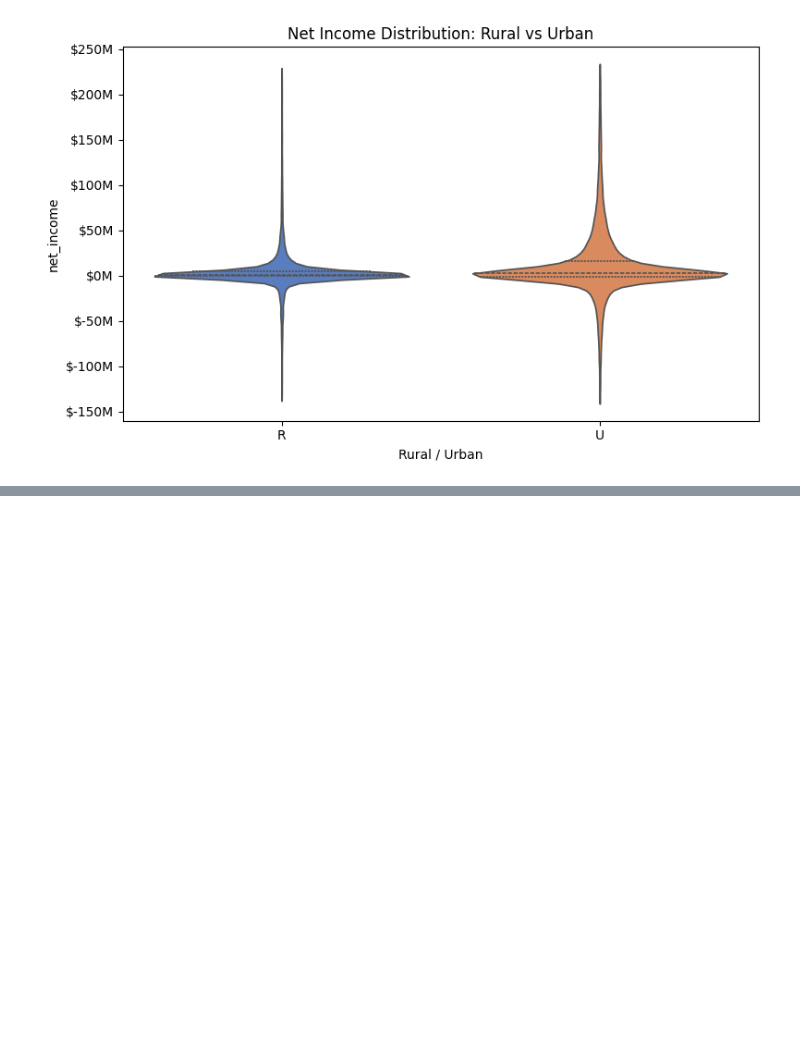
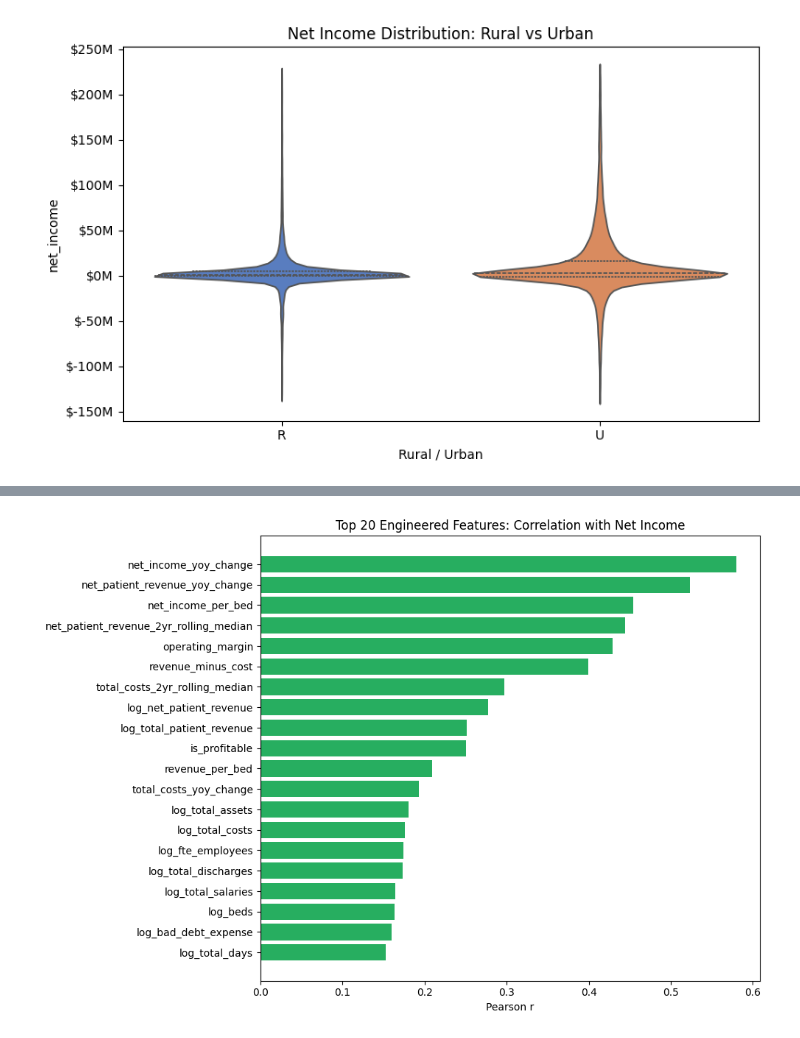
Before and after one commit to austinmallie/ADS599_Capstone, a Jupyter notebook: EDA/Hospital_Cost_Report_EDA.ipynb, the cells around one changed output, grey strips where cells are left out. Saved outputs shown, nothing was run; the diff lists cells and outputs as text; code cells hidden in the pictures; blank space fills up the shorter version.

```diff
--- a/EDA/Hospital_Cost_Report_EDA.ipynb
+++ b/EDA/Hospital_Cost_Report_EDA.ipynb
@@ -517,0 +741,14 @@ if 'rural_urban' in df.columns and 'net_income' in df.columns:
+# %%
+if 'beds' in fe.columns:
+    fe['bed_tier'] = pd.qcut(
+        fe['beds'].clip(lower=0), q=5,
+        labels=['Micro','Small','Medium','Large','Major'],
+        duplicates='drop')
+    print("Bed tier distribution:")
+    print(fe['bed_tier'].value_counts().sort_index().to_string())
+
+if 'net_patient_revenue' in fe.columns:
+    fe['revenue_tier'] = pd.qcut(
+        fe['net_patient_revenue'].clip(lower=0), q=4,
+        labels=['Q1_Low','Q2_Mid-Low','Q3_Mid-High','Q4_High'],
+        duplicates='drop')
@@ -517,0 +765,9 @@ if 'rural_urban' in df.columns and 'net_income' in df.columns:
+# %%
+orig_cols = set(df.columns)
+new_feats = [c for c in fe.columns if c not in orig_cols]
+
+print(f" Engineered features added : {len(new_feats)}")
+print(f"   Total columns in dataset  : {fe.shape[1]}")
+print("\nNew features:")
+for f in sorted(new_feats):
+    print(f"  {f}")
@@ -517,0 +792,21 @@ if 'rural_urban' in df.columns and 'net_income' in df.columns:
+# %%
+# Top engineered features correlated with net_income
+eng_num = [c for c in new_feats
+           if fe[c].dtype in ['float64','int64','int32','float32']]
+
+if 'net_income' in fe.columns and eng_num:
+    correlations = fe[eng_num + ['net_income']].corr()['net_income'].drop('net_income')
+    top_corr = correlations.abs().sort_values(ascending=False).head(20)
+
+    fig, ax = plt.subplots(figsize=(10, 7))
+    colors = ['#E74C3C' if correlations[c] < 0 else '#27AE60'
+              for c in top_corr.index]
+    ax.barh(top_corr.index[::-1], correlations[top_corr.index][::-1],
+            color=colors[::-1])
+    ax.axvline(0, color='black', linewidth=0.8)
+    ax.set_title('Top 20 Engineered Features: Correlation with Net Income')
+    ax.set_xlabel('Pearson r')
+    plt.tight_layout()
+    plt.show()
+# %% [output]
+[figure, added]
```
Also changed, not shown: parts of 22 cells of this notebook.
